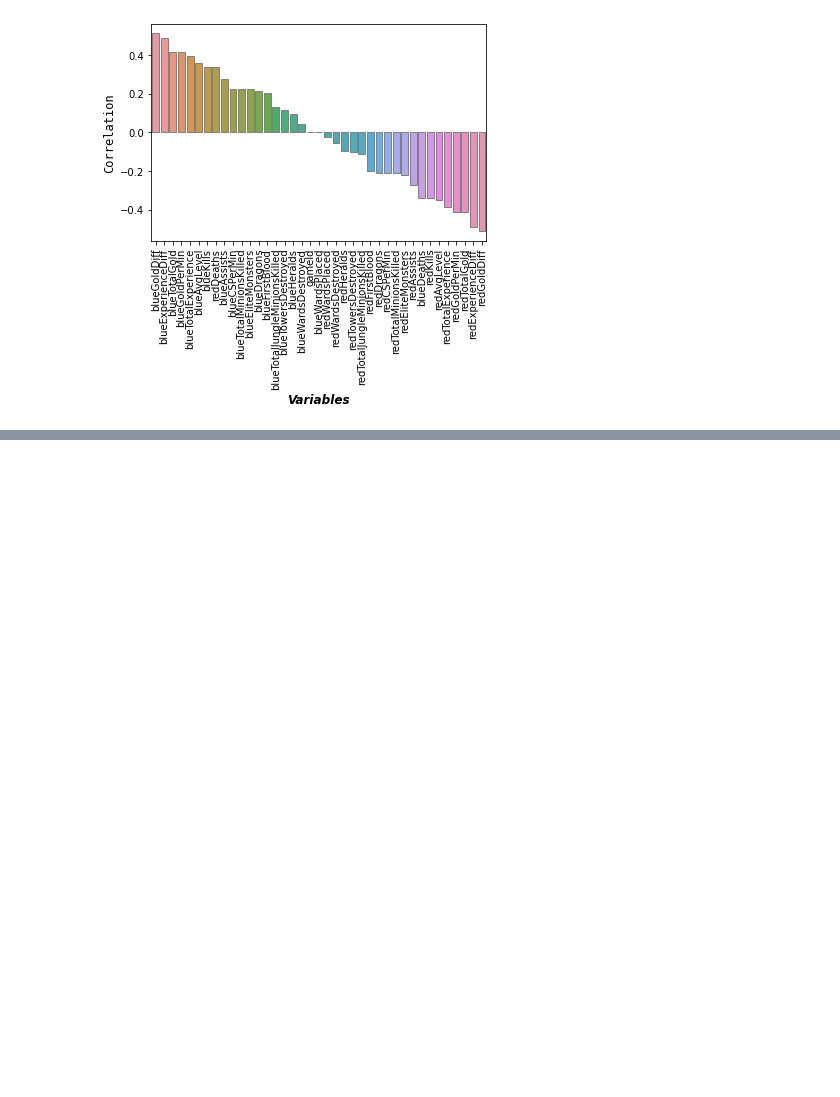
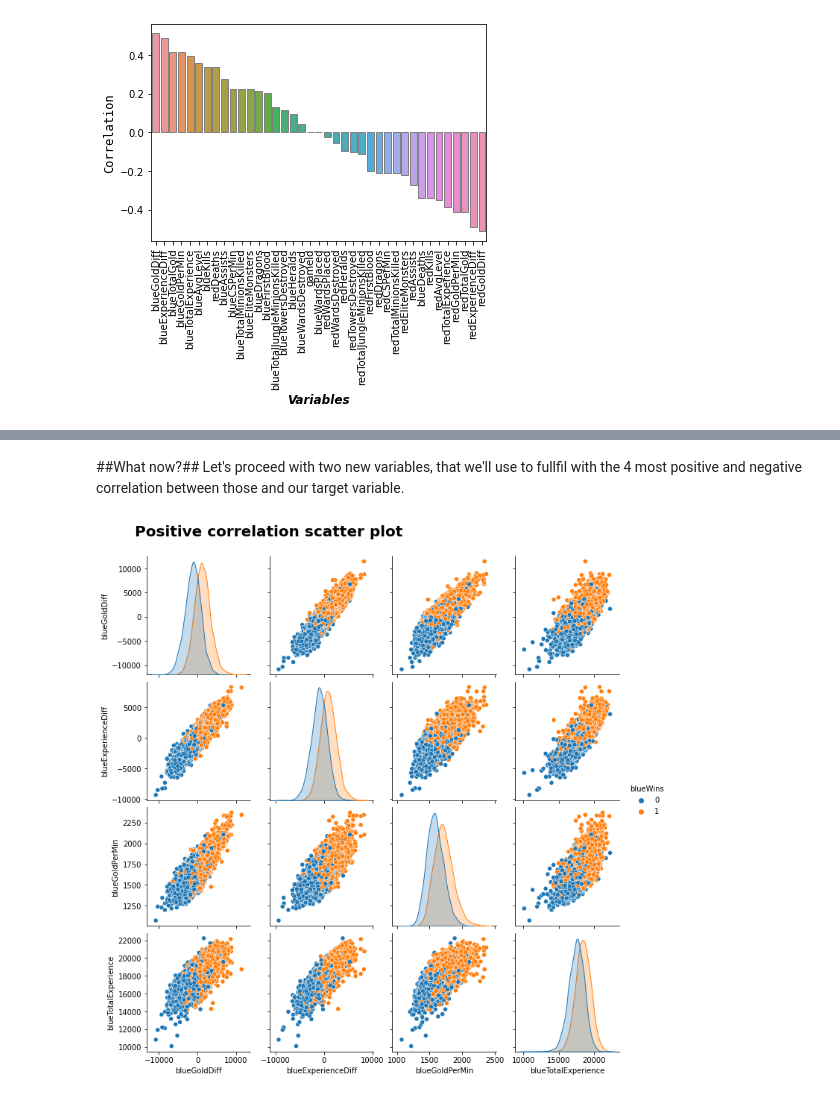
Before and after one commit to Fernecoder/Ranked-games-win-prediction, a Jupyter notebook: Ranked_game_win_prediction.ipynb, the cells around one changed output, grey strips where cells are left out. Saved outputs shown, nothing was run; the diff lists cells and outputs as text; code cells hidden in the pictures; blank space fills up the shorter version.

```diff
--- a/Ranked_game_win_prediction.ipynb
+++ b/Ranked_game_win_prediction.ipynb
@@ -129,0 +144,13 @@ SyntaxError: ignored
+# %% [markdown]
+##What now?##
+Let's proceed with two new variables, that we'll use to fullfil with the 4 most positive and negative correlation between those and our target variable.
+# %%
+positive_correlation=df[["blueGoldDiff","blueExperienceDiff","blueGoldPerMin","blueTotalExperience","blueWins"]]
+negative_correlation=df[["redGoldDiff","redExperienceDiff","redGoldPerMin","redTotalExperience","blueWins"]]
+# %%
+# Graphs of correlation by column to distinguish the target variable
+a=sns.pairplot(positive_correlation,hue="blueWins")
+a.fig.text(0.075,1.02,"Positive correlation scatter plot",fontsize=20,weight=600)
+plt.show()
+# %% [output]
+[figure, added]
```
Also changed, not shown: parts of 13 cells of this notebook.
